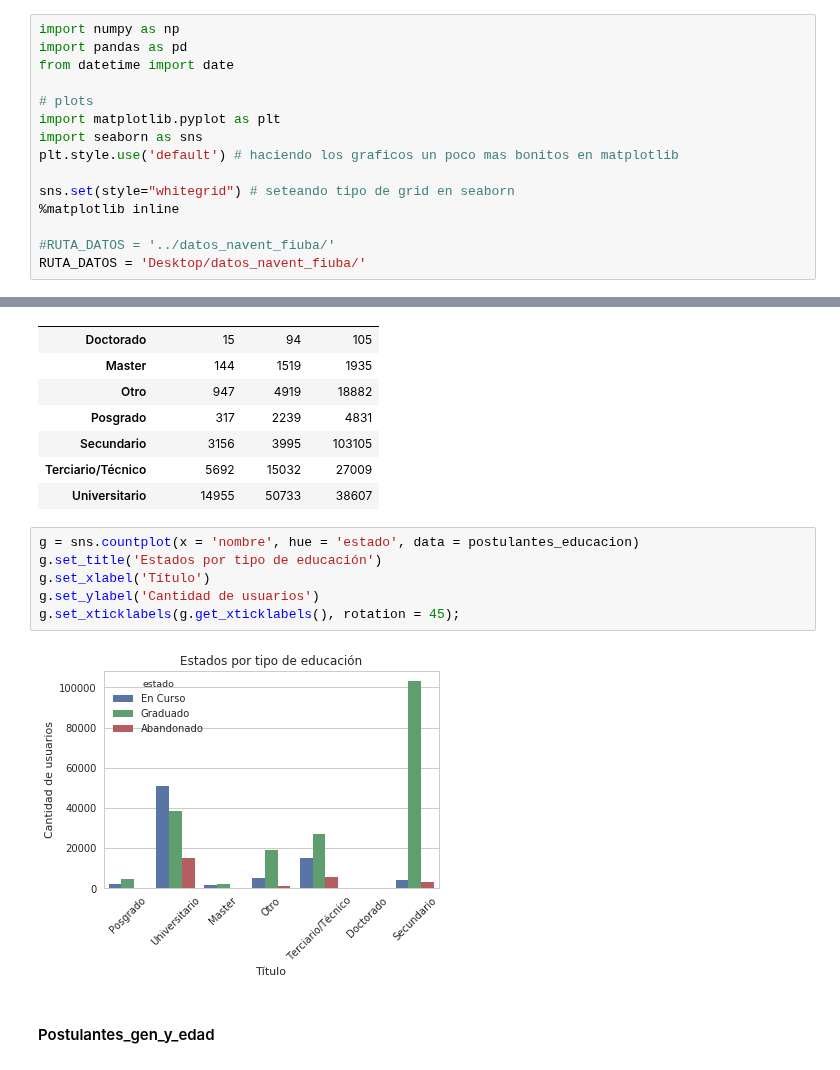
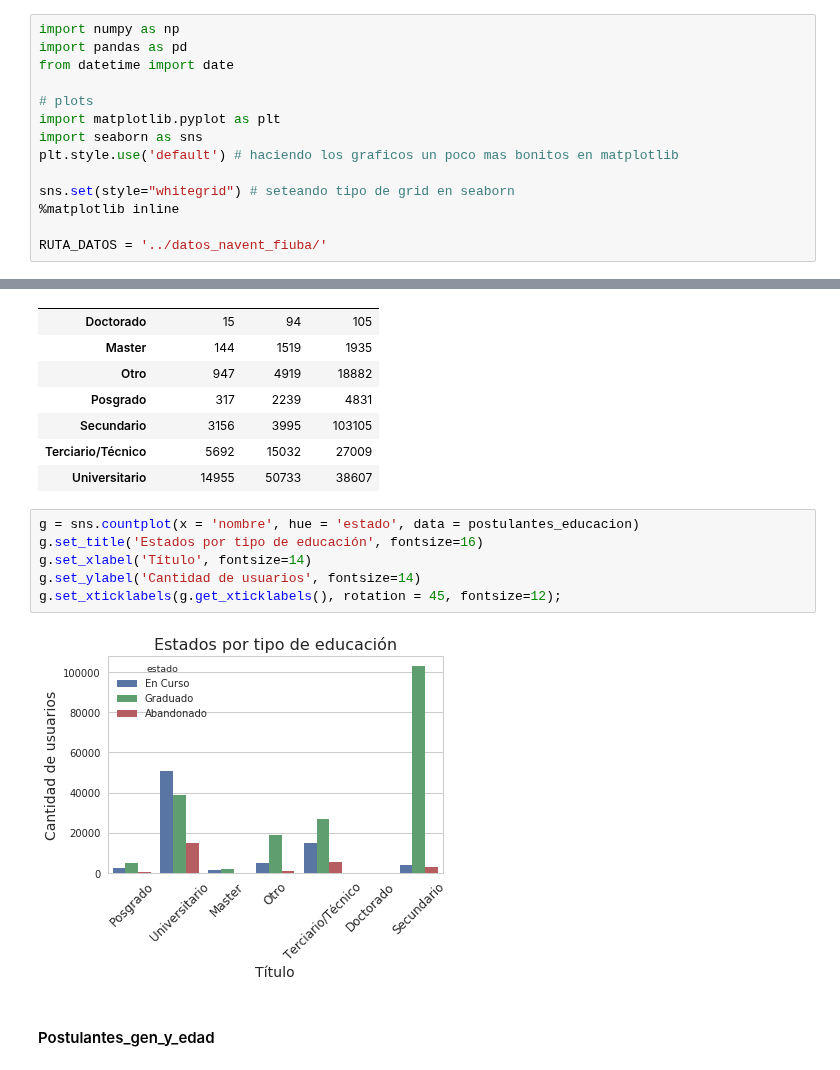
Before and after one commit to FrancoLiberali/tp1-orga-datos-1c2018, a Jupyter notebook: AnalisisExplorario.ipynb, the cells around one changed output, grey strips where cells are left out. Saved outputs shown, nothing was run; the diff lists cells and outputs as text.

```diff
--- a/AnalisisExplorario.ipynb
+++ b/AnalisisExplorario.ipynb
@@ -28,8 +28,7 @@ plt.style.use('default') # haciendo los graficos un poco mas bonitos en matplotl
 sns.set(style="whitegrid") # seteando tipo de grid en seaborn
 %matplotlib inline
 
-#RUTA_DATOS = '../datos_navent_fiuba/'
-RUTA_DATOS = 'Desktop/datos_navent_fiuba/'
+RUTA_DATOS = '../datos_navent_fiuba/'
 # %% [markdown]
 #### Carga de datos
 # %%
@@ -88,12 +87,12 @@ pd.crosstab(postulantes_educacion.nombre, postulantes_educacion.estado)
 | Universitario | 14955 | 50733 | 38607 |
 # %%
 g = sns.countplot(x = 'nombre', hue = 'estado', data = postulantes_educacion)
-g.set_title('Estados por tipo de educación')
-g.set_xlabel('Título')
-g.set_ylabel('Cantidad de usuarios')
-g.set_xticklabels(g.get_xticklabels(), rotation = 45);
+g.set_title('Estados por tipo de educación', fontsize=16)
+g.set_xlabel('Título', fontsize=14)
+g.set_ylabel('Cantidad de usuarios', fontsize=14)
+g.set_xticklabels(g.get_xticklabels(), rotation = 45, fontsize=12);
 # %% [output]
-[figure, old version]
+[figure, new version]
 # %% [markdown]
 #### Postulantes_gen_y_edad
 # %%
```
Also changed, not shown: parts of 4 cells of this notebook.
